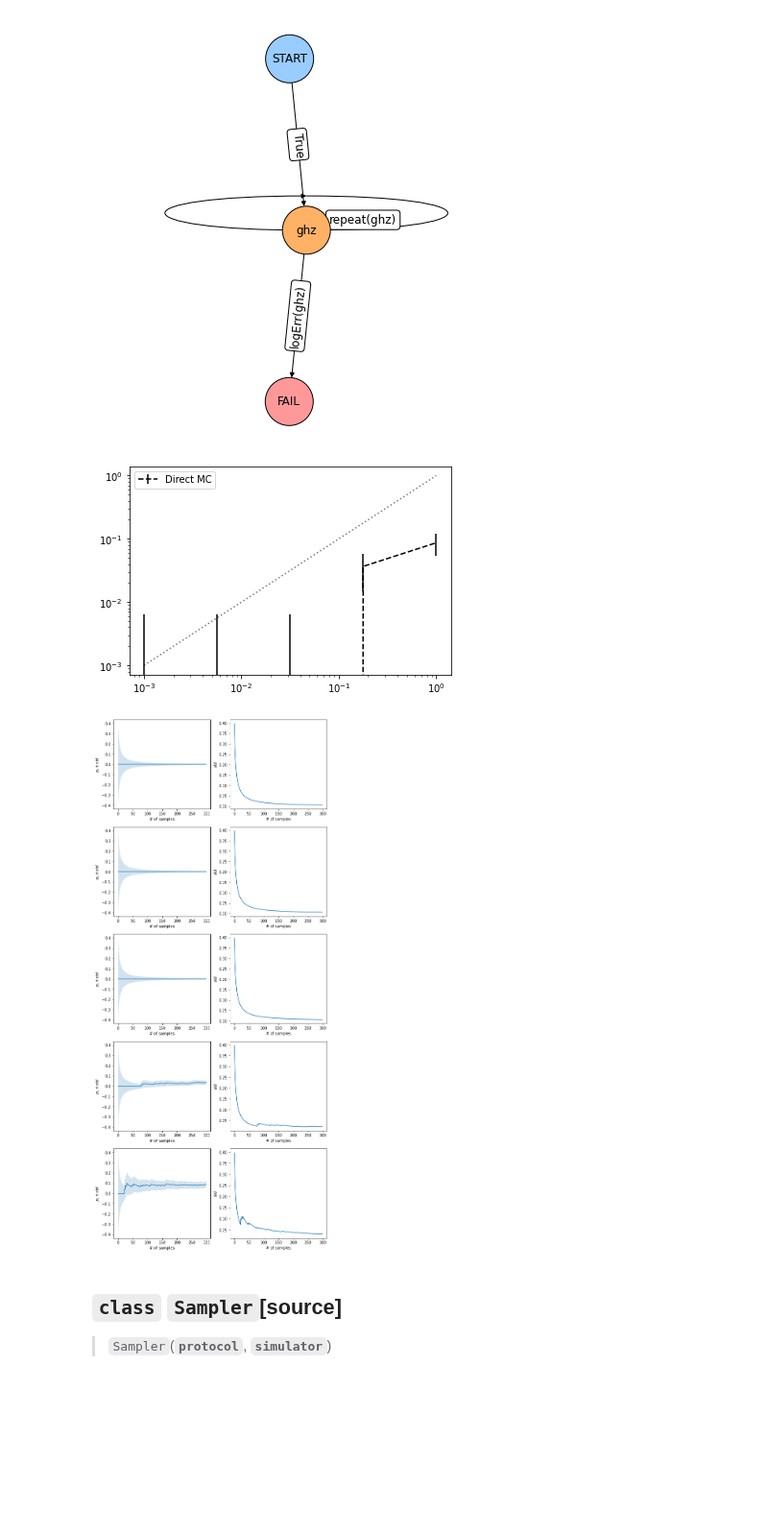
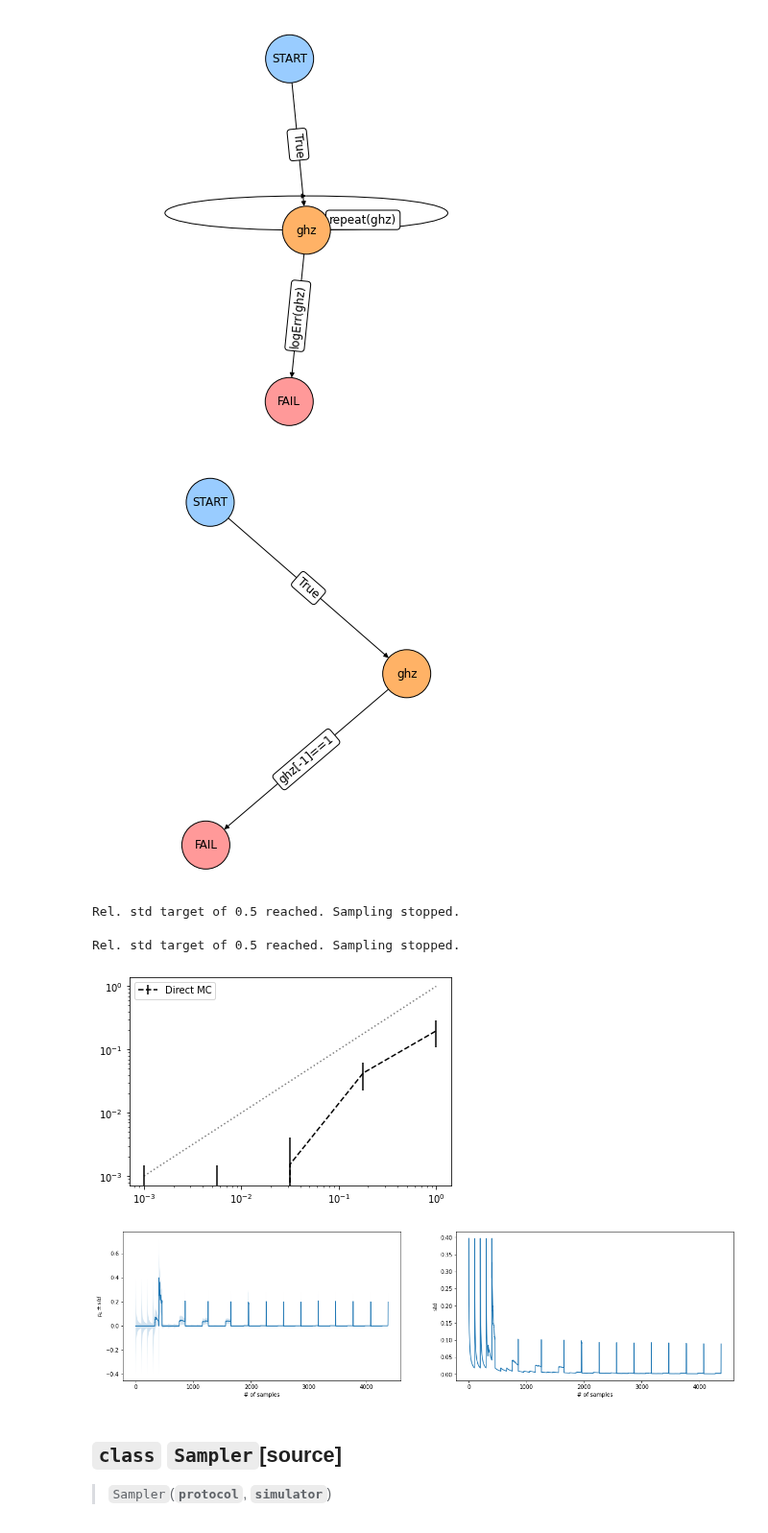
Before and after one commit to dpwinter/qsample, a Jupyter notebook: 05b_samplers.protocol_samplers.ipynb, the cells around one changed output. Shown at 96% size. Saved outputs shown, nothing was run; the diff lists cells and outputs as text; code cells hidden in the pictures; blank space fills up the shorter version.

Commit message:
Added new callbacks

```diff
--- a/05b_samplers.protocol_samplers.ipynb
+++ b/05b_samplers.protocol_samplers.ipynb
@@ -33,10 +34,9 @@ class Sampler:
         self.p_phys = [s * np.array(list(err_params.values())) for s in sample_range]
         self.fail_cnts = np.zeros(len(sample_range))
         self.cnts = np.zeros(len(sample_range))
-        self.store = {}
         self.is_setup = True
 
-    def stats(self, p_idx=None, var_fn=math.Wilson_var, **kwargs):
+    def stats(self, p_idx=None, var_fn=math.Wilson_var):
         if p_idx == None:
             rate = self.fail_cnts / self.cnts
             var = var_fn(rate, self.cnts)
@@ -46,12 +46,21 @@ class Sampler:
 
         return rate, np.sqrt(var), 0.0
 
-    def run(self, n_samples, after_cbs=[], inner_cbs=[], outer_cbs=[]):
+    # def run(self, n_samples, after_cbs=[], inner_cbs=[], outer_cbs=[]):
+    def run(self, n_samples, callbacks):
         assert self.is_setup, 'Sampler not setup. Call setup(..) before run(..).'
-        outputs = {}
+
+        if not isinstance(callbacks, cb.CallbackList):
+            callbacks = cb.CallbackList(sampler=self, callbacks=callbacks)
+        callbacks.on_sampler_begin()
 
         for i, p_phy in enumerate(tqdm(self.p_phys, desc='Total')):
+            self.stop_sampling = False
+            self.p_idx = i
+
             for _ in tqdm(range(n_samples), desc=f'p_phy={",".join(list(f"{p:.2E}" for p in p_phy))}', leave=True):
+
+                callbacks.on_protocol_begin()
 
                 sim = self.simulator(self.n_qubits)
                 p_it = iterate(self.protocol)
@@ -59,6 +68,8 @@ class Sampler:
                 self.cnts[i] += 1
 
                 while node:
+
+                    callbacks.on_circuit_begin()
 
                     if not self.protocol.out_edges(node):
                         self.fail_cnts[i] += 1
@@ -75,16 +86,12 @@ class Sampler:
                     _node = node
                     node = p_it.send(msmt)
 
-                    for cb in inner_cbs: # inner
-                        outputs[cb.__name__] = cb(**locals(), run=True)
+                    callbacks.on_circuit_end(locals())
 
-                for cb in outer_cbs: # outer
-                    outputs[cb.__name__] = cb(sampler=self, p_idx=i, run=True, **outputs)
-                if StopIteration in outputs.values(): break
+                callbacks.on_protocol_end()
+                if self.stop_sampling: break
 
-        for cb in after_cbs: # after
-            outputs[cb.__name__] = cb(sampler=self, run=True, **outputs)
-        return outputs
+        callbacks.on_sampler_end()
 # %% [markdown]
 We are going to test the direct Monte Carlo sampler on the simple GHZ state preparation flag circuit.
 # %%
@@ -121,22 +128,47 @@ g.add_edge('ghz', 'FAIL', check='logErr(ghz)')
 draw_protocol(g, figsize=(6,6))
 # %% [output]
 [figure]
+# %%
+ghz = Circuit([ {"init": {0,1,2,3,4}},
+                {"H": {0}},
+                {"CNOT": {(0,1)}},
+                {"CNOT": {(1,2)}},
+                {"CNOT": {(2,3)}},
+                {"CNOT": {(3,4)}},
+                {"CNOT": {(0,4)}},
+                {"measure": {4}}   ], ff_det=True)
+
+p = Protocol()
+p.add_nodes_from(['ghz'], circuits=[ghz])
+p.add_edge('START', 'ghz', check='True')
+p.add_edge('ghz', 'FAIL', check='ghz[-1]==1')
+
+draw_protocol(p, figsize=(6,6))
+# %% [output]
+[figure, added]
 # %%
 #slow
 
 from qsam.simulators.chp import ChpSimulator
 
 sample_range = np.logspace(-3,0,5)
 err_params = {'p': 1}
 
 sam = Sampler(g, ChpSimulator)
 sam.setup(sample_range, err_params)
-outputs = sam.run(n_samples=300,
-                  outer_cbs=[stats, rel_std_target, store('stats')],
-                  after_cbs=[stats, plot_stats(sample_range), plot_stored_stats(n_splits=5)])
+
+callbacks = [
+    cb.RelStdTarget(target=0.5),
+    cb.PlotStats(sample_range),
+    cb.StatsPerSample(),
+    # cb.VerboseCircuitExec()
+]
+sam.run(n_samples=100, callbacks=callbacks)
 # %% [output]
+Rel. std target of 0.5 reached. Sampling stopped.
+Rel. std target of 0.5 reached. Sampling stopped.
-[figure, old version]
+[figure, new version]
-[figure, old version]
+[figure, new version]
 # %%
 show_doc(Sampler)
 # %% [output]
```
Also changed, not shown: parts of 3 cells of this notebook, 18 other files.
